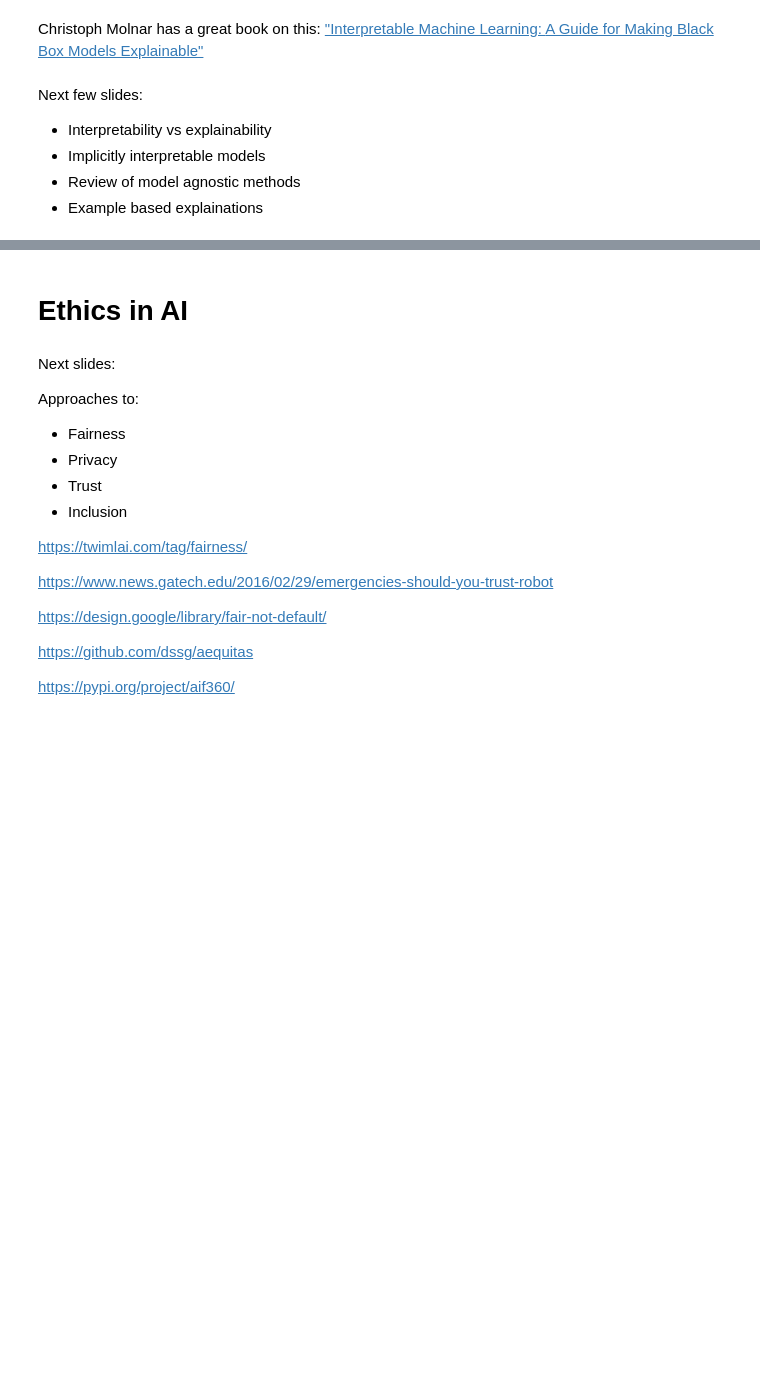
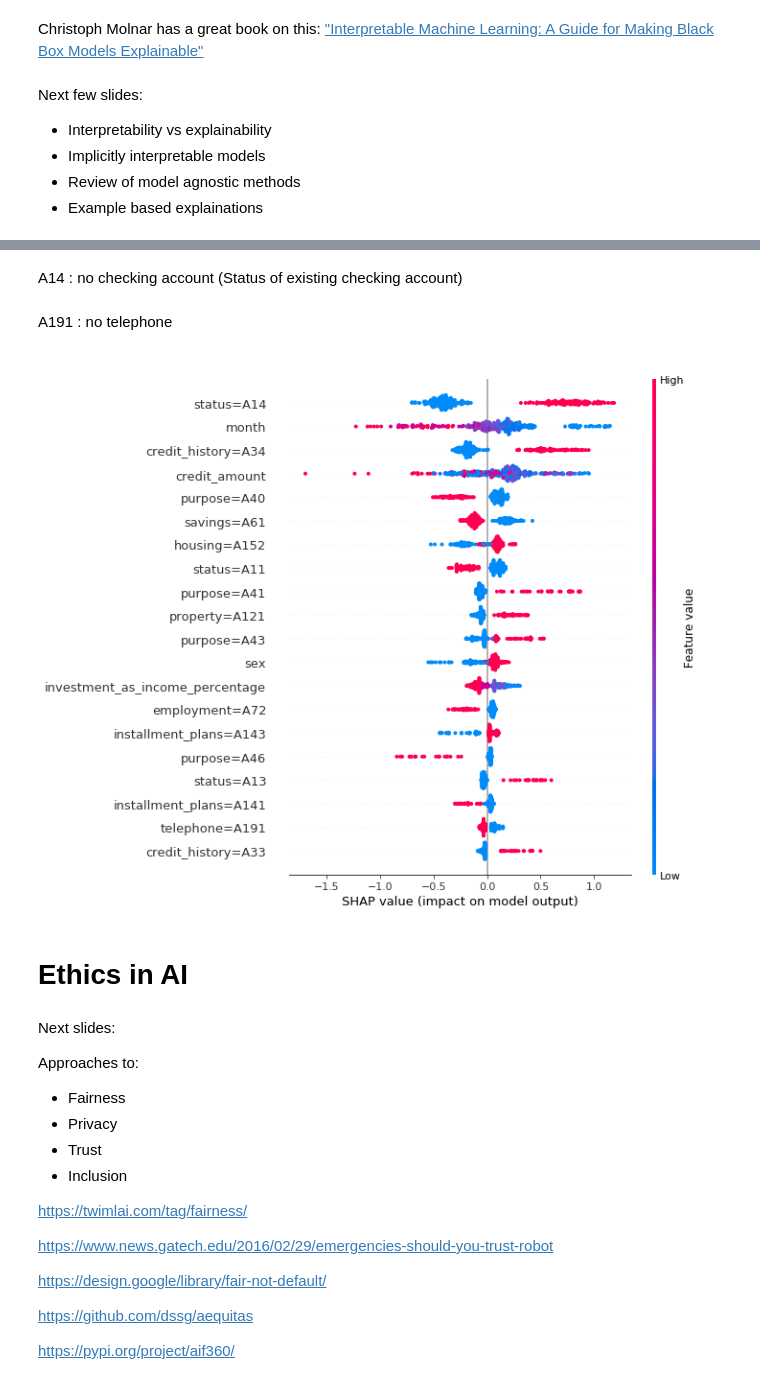
Before and after one commit to jpsmithnl/notebooks, a Jupyter notebook: notebooks/Humans+AI_presentation.ipynb, the cells around one changed output, grey strips where cells are left out. Drawn from its saved outputs; the diff is of its cells as text; code cells hidden in the pictures; blank space fills up the shorter version.

Commit message:
cluing up SHAP german credit example

```diff
--- a/notebooks/Humans+AI_presentation.ipynb
+++ b/notebooks/Humans+AI_presentation.ipynb
@@ -76,0 +163,10 @@ Next few slides:
+# %%
+import shap
+
+# load JS visualization code to notebook
+shap.initjs()
+
+# explain the model's predictions using SHAP values
+# (same syntax works for LightGBM, CatBoost, and scikit-learn models)
+explainer = shap.TreeExplainer(model)
+shap_values = explainer.shap_values(X_test)
@@ -77,3 +187,27 @@ Next few slides:
+# %%
+display_description("A14")
+# display_description("A34")
+# display_description("A40")
+# display_description("A61")
+# display_description("A152")
+# display_description("A11")
+# display_description("A41")
+# display_description("A121")
+# display_description("A43")
+# display_description("A72")
+# display_description("A143")
+# display_description("A46")
+# display_description("A13")
+# display_description("A141")
+display_description("A191")
+# display_description("A33")
+
+# summarize the effects of all the features
+shap.summary_plot(shap_values, X_test)
+# %% [output]
+A14 : no checking account (Status of existing checking account)
+A191 : no telephone
+[figure, added]
 # %% [markdown]
 # Ethics in AI
 # %% [markdown]
```
Also changed, not shown: parts of 12 cells of this notebook, 11 other files.
